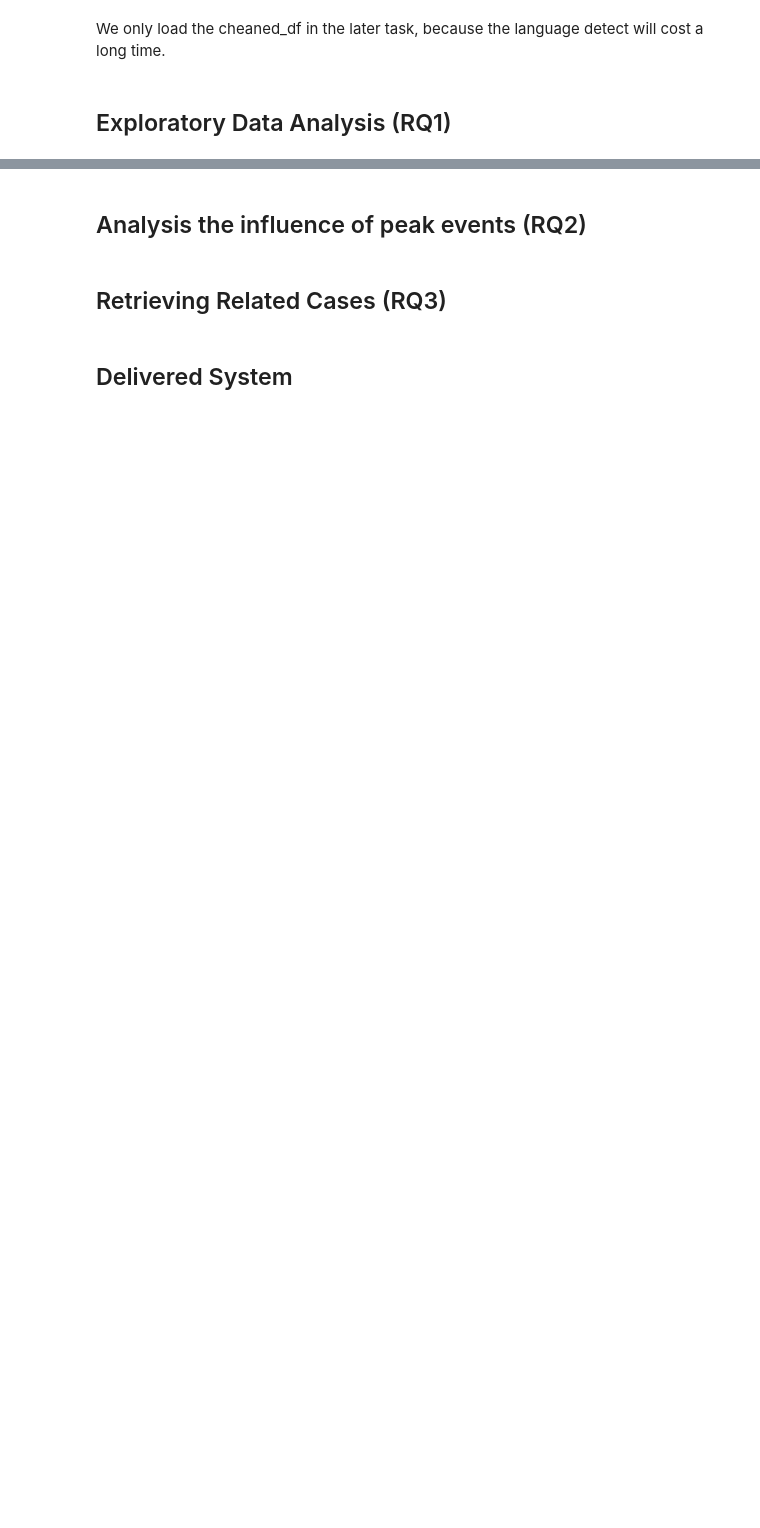
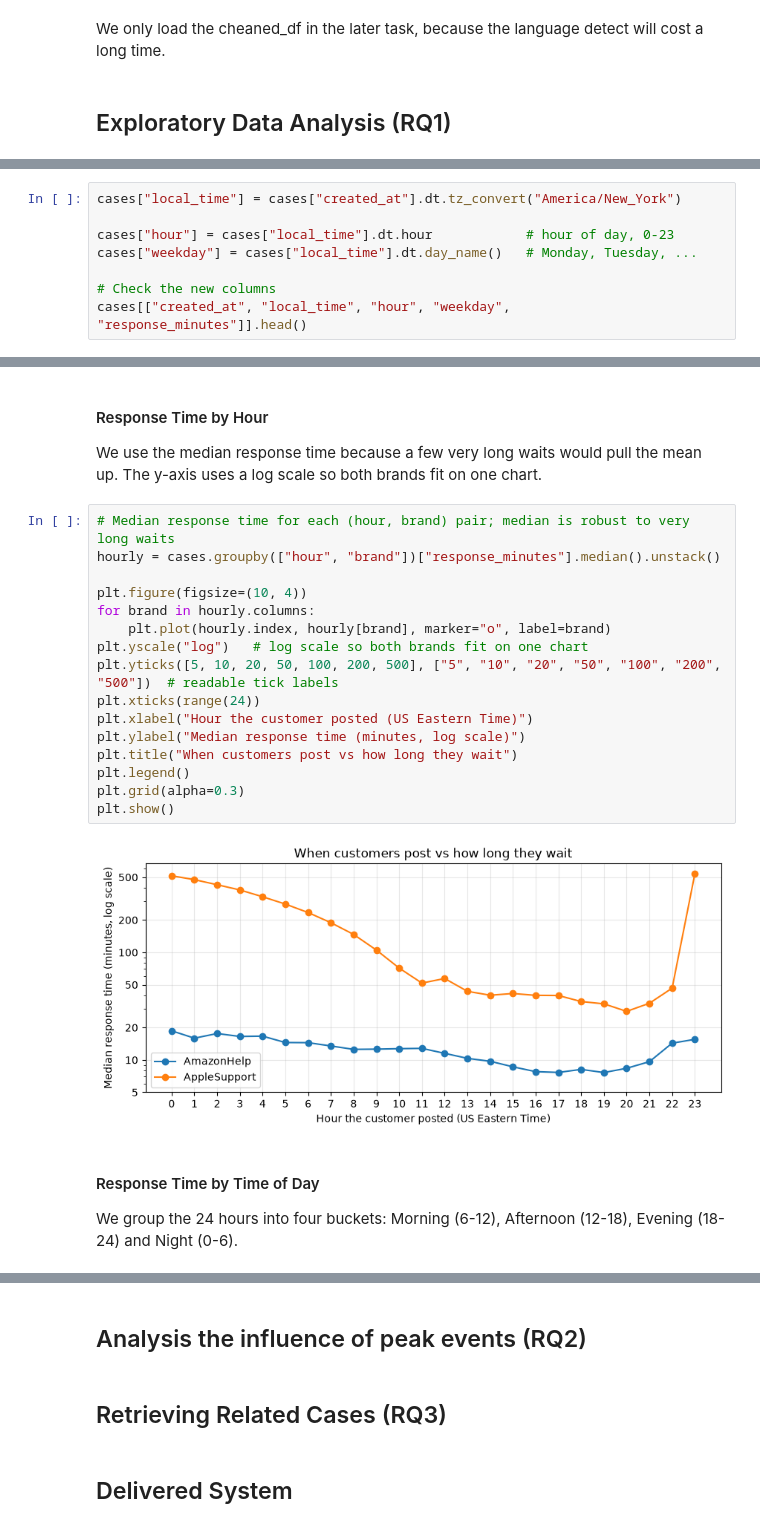
Before and after one commit to Chuandablackpig/CustomerSupportAnalysis, a Jupyter notebook: main.ipynb, the cells around one changed output, grey strips where cells are left out. Drawn from its saved outputs; the diff is of its cells as text; blank space fills up the shorter version.

```diff
--- a/main.ipynb
+++ b/main.ipynb
@@ -377,0 +535,8 @@ We only load the cheaned_df in the later task, because the language detect will
+# %%
+cases["local_time"] = cases["created_at"].dt.tz_convert("America/New_York")
+
+cases["hour"] = cases["local_time"].dt.hour            # hour of day, 0-23
+cases["weekday"] = cases["local_time"].dt.day_name()   # Monday, Tuesday, ...
+
+# Check the new columns
+cases[["created_at", "local_time", "hour", "weekday", "response_minutes"]].head()
@@ -377,0 +550,26 @@ We only load the cheaned_df in the later task, because the language detect will
+# %% [markdown]
+#### Response Time by Hour
+
+We use the median response time because a few very long waits would pull the mean up. The y-axis uses a log scale so both brands fit on one chart.
+# %%
+# Median response time for each (hour, brand) pair; median is robust to very long waits
+hourly = cases.groupby(["hour", "brand"])["response_minutes"].median().unstack()
+
+plt.figure(figsize=(10, 4))
+for brand in hourly.columns:
+    plt.plot(hourly.index, hourly[brand], marker="o", label=brand)
+plt.yscale("log")   # log scale so both brands fit on one chart
+plt.yticks([5, 10, 20, 50, 100, 200, 500], ["5", "10", "20", "50", "100", "200", "500"])  # readable tick labels
+plt.xticks(range(24))
+plt.xlabel("Hour the customer posted (US Eastern Time)")
+plt.ylabel("Median response time (minutes, log scale)")
+plt.title("When customers post vs how long they wait")
+plt.legend()
+plt.grid(alpha=0.3)
+plt.show()
+# %% [output]
+[figure, added]
+# %% [markdown]
+#### Response Time by Time of Day
+
+We group the 24 hours into four buckets: Morning (6-12), Afternoon (12-18), Evening (18-24) and Night (0-6).
```
Also changed, not shown: parts of 55 cells of this notebook.
